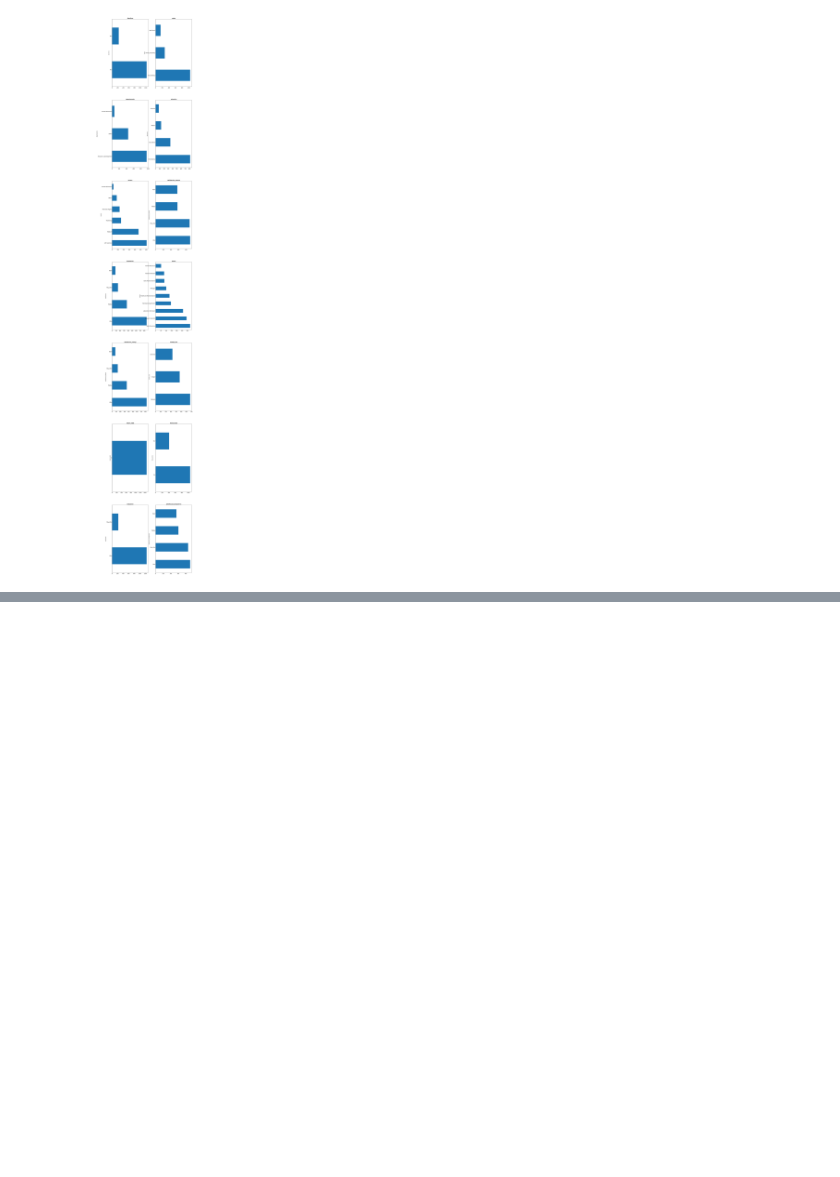
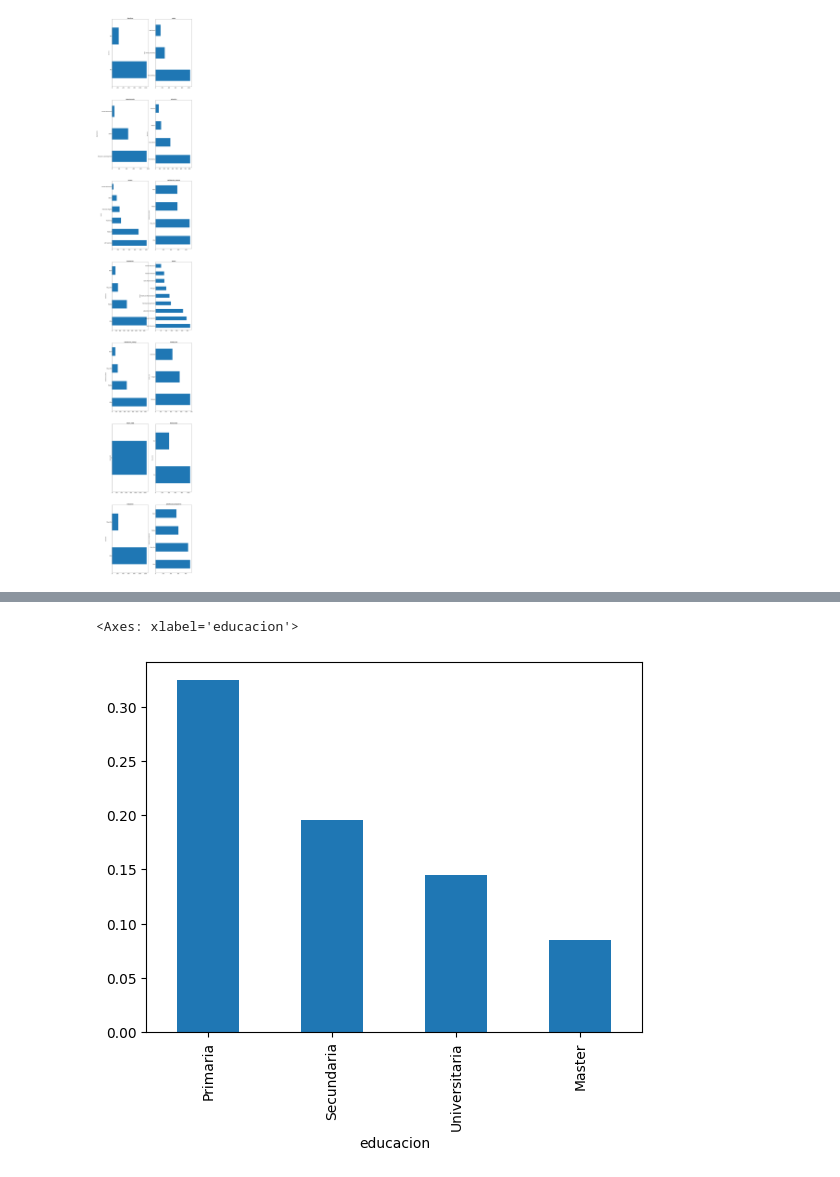
Before and after one commit to Jomeg/CursoPythonIUPB, a Jupyter notebook: cursoPythonIUPB.ipynb, the cells around one changed output, grey strips where cells are left out. Cells and saved outputs as stored; diff of their text form; code cells hidden in the pictures; blank space fills up the shorter version.

```diff
--- a/cursoPythonIUPB.ipynb
+++ b/cursoPythonIUPB.ipynb
@@ -91,3 +87,6 @@ def graficos_eda_categorica(cat):
 graficos_eda_categorica(df.select_dtypes('O'))
 # %% [output]
 [figure]
+# %%
+#Eliminar las variables o campos sexo y mayor_de_edad
+df.drop(columns=['sexo','mayor_edad'], inplace = True)
@@ -93,0 +113,5 @@ graficos_eda_categorica(df.select_dtypes('O'))
+# %%
+#Rellenar el campo con la informacion que mas se muestre o sea dominante en cada uno de las columnas o variables educacion, implicacion y satisfaccion_trabajo
+df['implicacion'] = df['implicacion'].fillna('Alta')
+df['satisfaccion_trabajo'] = df['satisfaccion_trabajo'].fillna('Alta')
+df['educacion'] = df['educacion'].fillna('Universitaria')
@@ -93,0 +168,2 @@ graficos_eda_categorica(df.select_dtypes('O'))
+# %%
+df.drop(columns=['empleados','horas_quincena'], inplace=True)
@@ -93,0 +200,10 @@ graficos_eda_categorica(df.select_dtypes('O'))
+# %%
+#Transformar abandono a numerico
+df['abandono'] = df.abandono.map({'No':0, 'Yes':1})
+# %%
+#Analisis de la educacion en un histograma o diagrama de barras
+temp = df.groupby('educacion').abandono.mean().sort_values(ascending=False)
+temp.plot.bar()
+# %% [output]
+<Axes: xlabel='educacion'>
+[figure, added]
```
Also changed, not shown: parts of 20 cells of this notebook.
